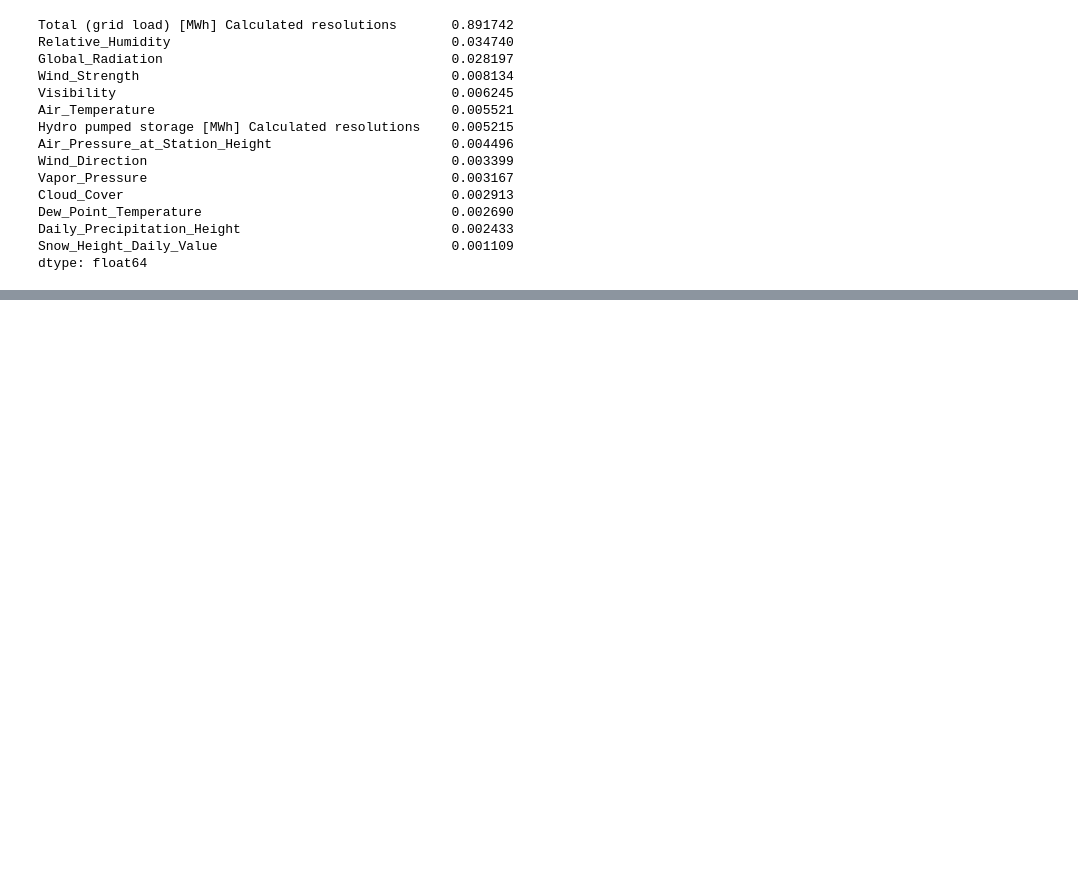
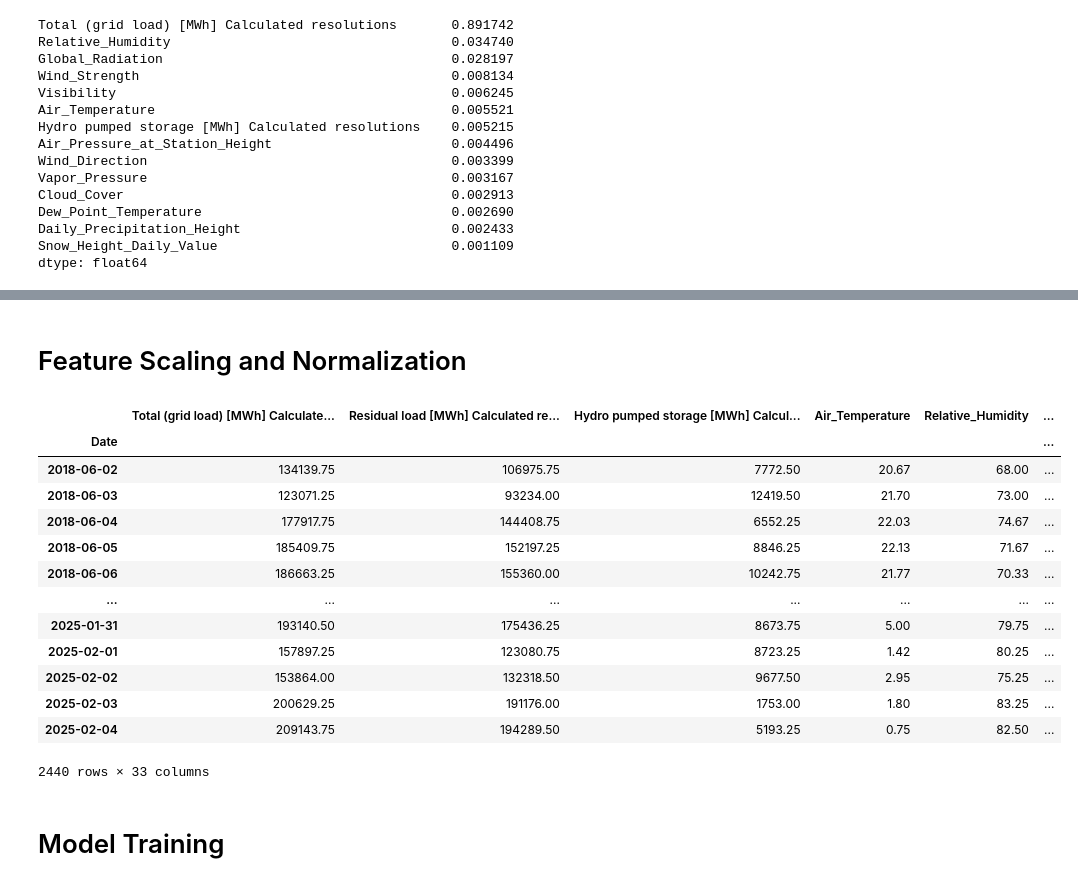
Before and after one commit to yhfrds/techlabs-ds-battery-project, a Jupyter notebook: src/dataset_transformation.ipynb, the cells around one changed output, grey strips where cells are left out. Drawn from its saved outputs; the diff is of its cells as text; code cells hidden in the pictures; blank space fills up the shorter version.

```diff
--- a/src/data_transformation.ipynb
+++ b/src/dataset_transformation.ipynb
@@ -284,6 +208,4 @@ dtype: float64
 # %%
-# ===== Phase: Feature Engineering =====
-
 # Add year, month, and day feature
 electricity_and_weather_imputed['year'] = electricity_and_weather_imputed.index.year
 electricity_and_weather_imputed['month'] = electricity_and_weather_imputed.index.month
@@ -305,7 +227,47 @@ electricity_and_weather_imputed['wind_v'] = electricity_and_weather_imputed['Win
 
 # Drop the 'Wind_Direction_rad' column if no longer needed
 electricity_and_weather_imputed = electricity_and_weather_imputed.drop('Wind_Direction_rad', axis=1)
-#Add lag feature
-#outliers smoothing
+#Add lagged total & residual load and lagged weather feature
 
-#and then training
+# Add lagged total load (1-day lag)
+electricity_and_weather_imputed['Total_Load_lag1'] = electricity_and_weather_imputed['Total (grid load) [MWh] Calculated resolutions'].shift(1)
+
+# Add lagged residual load (1-day lag)
+electricity_and_weather_imputed['Residual_Load_lag1'] = electricity_and_weather_imputed['Residual load [MWh] Calculated resolutions'].shift(1)
+
+# List of weather-related feature names to be lagged
+weather_features = [
+    'Air_Temperature', 'Relative_Humidity', 'Visibility', 'Air_Pressure_at_Station_Height',
+    'Cloud_Cover', 'Daily_Precipitation_Height', 'Snow_Height_Daily_Value', 'Global_Radiation',
+    'Wind_Direction', 'Wind_Strength', 'wind_u', 'wind_v'
+]
+
+# Loop over weather features and create lag1 versions
+for feature in weather_features:
+    electricity_and_weather_imputed[f'{feature}_lag1'] = electricity_and_weather_imputed[feature].shift(1)
+
+# Drop rows with missing values due to lagging (optional, but important for the model)
+electricity_and_weather_imputed = electricity_and_weather_imputed.dropna()
+# %% [markdown]
+# Feature Scaling and Normalization
+# %%
+electricity_and_weather_imputed
+#add feature energy generated yesterday to predict energy that will be generated tomorrow and therefore be used to in the model to predict the potential residual load
+#outliers smoothing
+# %% [output]
+|  | Total (grid load) [MWh] Calculate... | Residual load [MWh] Calculated re... | Hydro pumped storage [MWh] Calcul... | Air_Temperature | Relative_Humidity | ... |
+| Date |  |  |  |  |  | ... |
+| 2018-06-02 | 134139.75 | 106975.75 | 7772.50 | 20.67 | 68.00 | ... |
+| 2018-06-03 | 123071.25 | 93234.00 | 12419.50 | 21.70 | 73.00 | ... |
+| 2018-06-04 | 177917.75 | 144408.75 | 6552.25 | 22.03 | 74.67 | ... |
+| 2018-06-05 | 185409.75 | 152197.25 | 8846.25 | 22.13 | 71.67 | ... |
+| 2018-06-06 | 186663.25 | 155360.00 | 10242.75 | 21.77 | 70.33 | ... |
+| ... | ... | ... | ... | ... | ... | ... |
+| 2025-01-31 | 193140.50 | 175436.25 | 8673.75 | 5.00 | 79.75 | ... |
+| 2025-02-01 | 157897.25 | 123080.75 | 8723.25 | 1.42 | 80.25 | ... |
+| 2025-02-02 | 153864.00 | 132318.50 | 9677.50 | 2.95 | 75.25 | ... |
+| 2025-02-03 | 200629.25 | 191176.00 | 1753.00 | 1.80 | 83.25 | ... |
+| 2025-02-04 | 209143.75 | 194289.50 | 5193.25 | 0.75 | 82.50 | ... |
+2440 rows × 33 columns
+# %% [markdown]
+# Model Training
```
Also changed, not shown: parts of 16 cells of this notebook.
